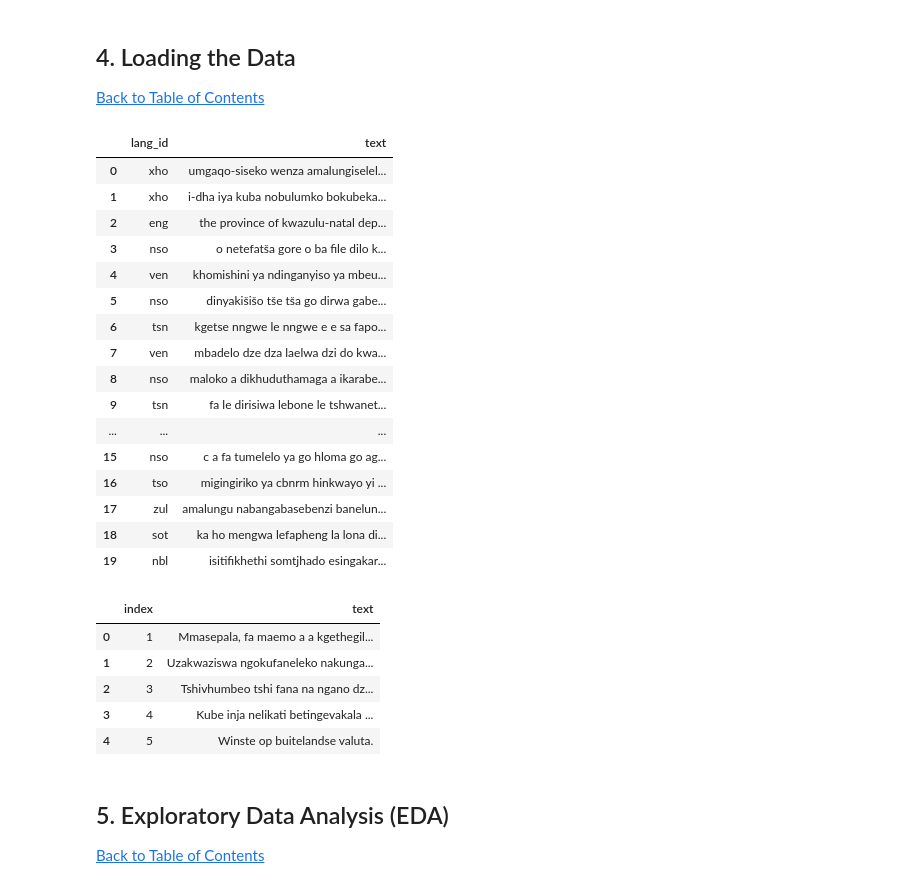
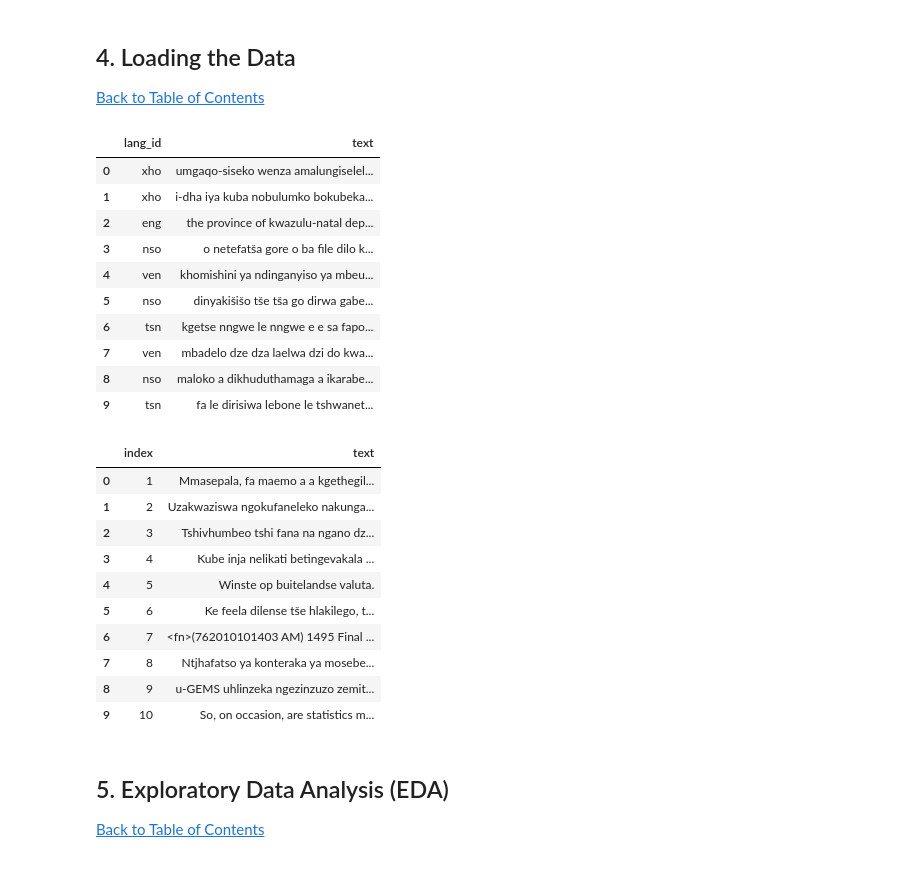
Before and after one commit to leiTiro/Lesego_Tiro-Explore, a Jupyter notebook: SA Laguange Kaggle Challenge.ipynb, the cells around one changed output. Cells and saved outputs as stored; diff of their text form; code cells hidden in the pictures.

```diff
--- a/SA Laguange Kaggle Challenge.ipynb
+++ b/SA Laguange Kaggle Challenge.ipynb
@@ -109,27 +115,21 @@ from comet_ml import Experiment
 df_train = pd.read_csv('train_set.csv')
 df_test= pd.read_csv('test_set.csv')
 # %%
-df_train.head(20)
+df_train.head(10)
 # %% [output]
 |  | lang_id | text |
 | 0 | xho | umgaqo-siseko wenza amalungiselel... |
 | 1 | xho | i-dha iya kuba nobulumko bokubeka... |
 | 2 | eng | the province of kwazulu-natal dep... |
 | 3 | nso | o netefatša gore o ba file dilo k... |
 | 4 | ven | khomishini ya ndinganyiso ya mbeu... |
 | 5 | nso | dinyakišišo tše tša go dirwa gabe... |
 | 6 | tsn | kgetse nngwe le nngwe e e sa fapo... |
 | 7 | ven | mbadelo dze dza laelwa dzi do kwa... |
 | 8 | nso | maloko a dikhuduthamaga a ikarabe... |
 | 9 | tsn | fa le dirisiwa lebone le tshwanet... |
-| ... | ... | ... |
-| 15 | nso | c a fa tumelelo ya go hloma go ag... |
-| 16 | tso | migingiriko ya cbnrm hinkwayo yi ... |
-| 17 | zul | amalungu nabangabasebenzi banelun... |
-| 18 | sot | ka ho mengwa lefapheng la lona di... |
-| 19 | nbl | isitifikhethi somtjhado esingakar... |
 # %%
-df_test.head()
+df_test.head(10)
 # %% [output]
 |  | index | text |
 | 0 | 1 | Mmasepala, fa maemo a a kgethegil... |
@@ -137,6 +137,11 @@ df_test.head()
 | 2 | 3 | Tshivhumbeo tshi fana na ngano dz... |
 | 3 | 4 | Kube inja nelikati betingevakala ... |
 | 4 | 5 | Winste op buitelandse valuta. |
+| 5 | 6 | Ke feela dilense tše hlakilego, t... |
+| 6 | 7 | <fn>(762010101403 AM) 1495 Final ... |
+| 7 | 8 | Ntjhafatso ya konteraka ya mosebe... |
+| 8 | 9 | u-GEMS uhlinzeka ngezinzuzo zemit... |
+| 9 | 10 | So, on occasion, are statistics m... |
 # %% [markdown]
 <a id="three"></a>
 ## 5. Exploratory Data Analysis (EDA)
```
Also changed, not shown: parts of 62 cells of this notebook.
